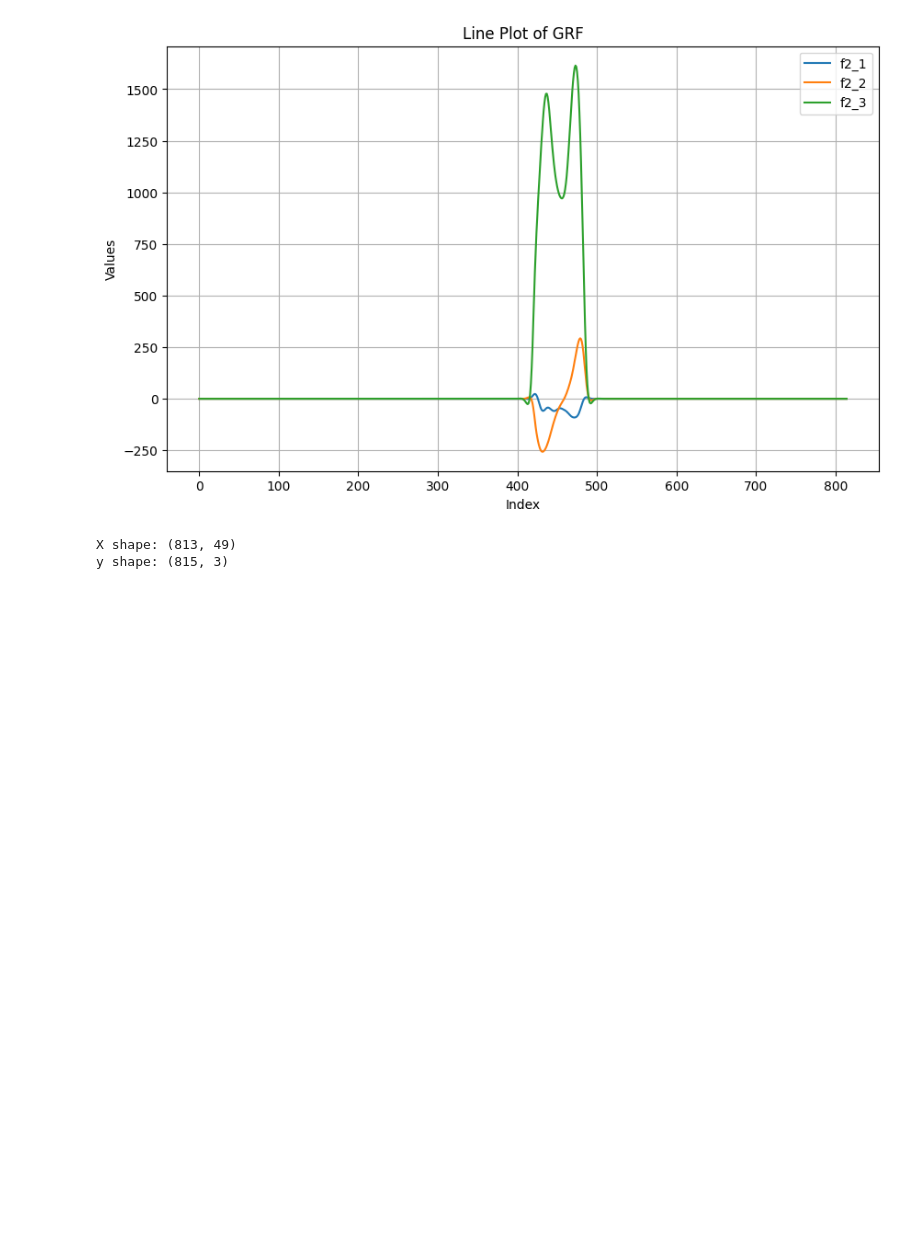
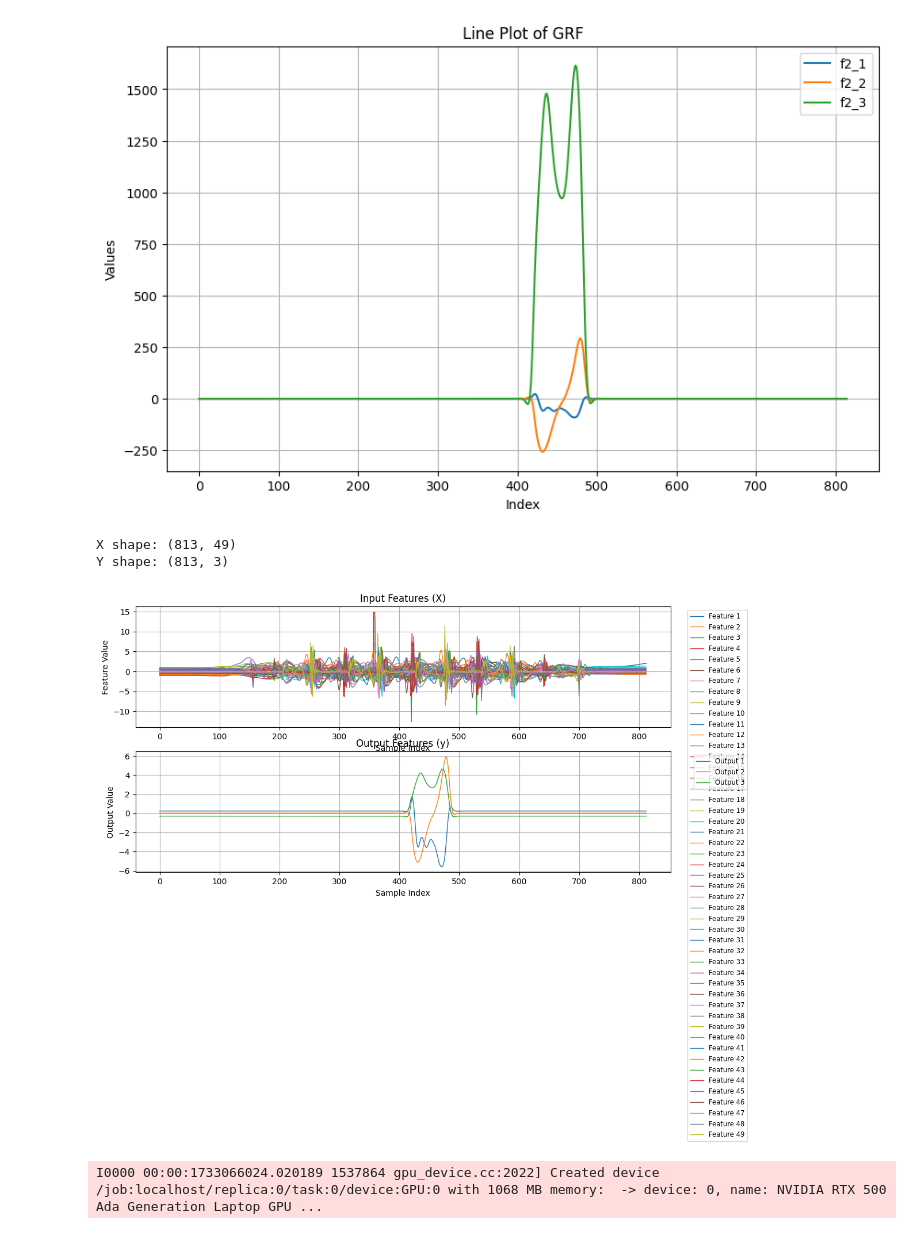
Before and after one commit to gateway240/ai-imu-grf, a Jupyter notebook: alex-ml-v1.ipynb, the cells around one changed output. Cells and saved outputs as stored; diff of their text form; code cells hidden in the pictures; blank space fills up the shorter version.

```diff
--- a/alex-ml-v1.ipynb
+++ b/alex-ml-v1.ipynb
@@ -478,14 +478,57 @@ plt.show()
 # %% [output]
 [figure]
 # %%
-X = merged_input_df  # 49 input features
+x = merged_input_df  # 49 input features
 y = merged_output_df    # 3 output features (x, y, z)
 y = y.iloc[1:-1] # trim off first and last value
 # %%
-scaler = StandardScaler()
-X = scaler.fit_transform(X)
+scalerX = StandardScaler()
+X = scalerX.fit_transform(x)
+
+scalerY = StandardScaler()
+Y = scalerY.fit_transform(y)
 print(f"X shape: {X.shape}")
-print(f"y shape: {y.shape}")
+print(f"Y shape: {y.shape}")
 # %% [output]
 X shape: (813, 49)
-y shape: (815, 3)
+Y shape: (813, 3)
+# %%
+# Create a figure
+plt.figure(figsize=(12, 6))
+
+# Plotting the input features (X)
+plt.subplot(2, 1, 1)
+for i in range(X.shape[1]):  # Loop through each feature (column)
+    plt.plot(X[:, i], label=f'Feature {i+1}', linewidth=1)
+plt.title('Input Features (X)')
+plt.xlabel('Sample Index')
+plt.ylabel('Feature Value')
+plt.legend(loc='upper right', bbox_to_anchor=(1.15, 1), fontsize='small')
+plt.grid()
+
+# Plotting the output features (y)
+plt.subplot(2, 1, 2)
+for i in range(Y.shape[1]):  # Loop through each output feature (column)
+    plt.plot(Y[:, i], label=f'Output {i+1}', linewidth=1)
+plt.title('Output Features (y)')
+plt.xlabel('Sample Index')
+plt.ylabel('Output Value')
+plt.legend(loc='upper right', bbox_to_anchor=(1.15, 1), fontsize='small')
+plt.grid()
+
+plt.show()
+# %% [output]
+[figure, added]
+# %%
+model = Sequential()
+
+# Input layer and first hidden layer
+model.add(Dense(64, activation='relu', input_shape=(49,)))
+
+# Second hidden layer
+model.add(Dense(32, activation='relu'))
+
+# Output layer
+model.add(Dense(3, activation='linear'))  # Linear activation for regression
+# %% [output]
+I0000 00:00:1733066024.020189 1537864 gpu_device.cc:2022] Created device /job:localhost/replica:0/task:0/device:GPU:0 with 1068 MB memory:  -> device: 0, name: NVIDIA RTX 500 Ada Generation Laptop GPU ...
```
Also changed, not shown: parts of 6 cells of this notebook.
